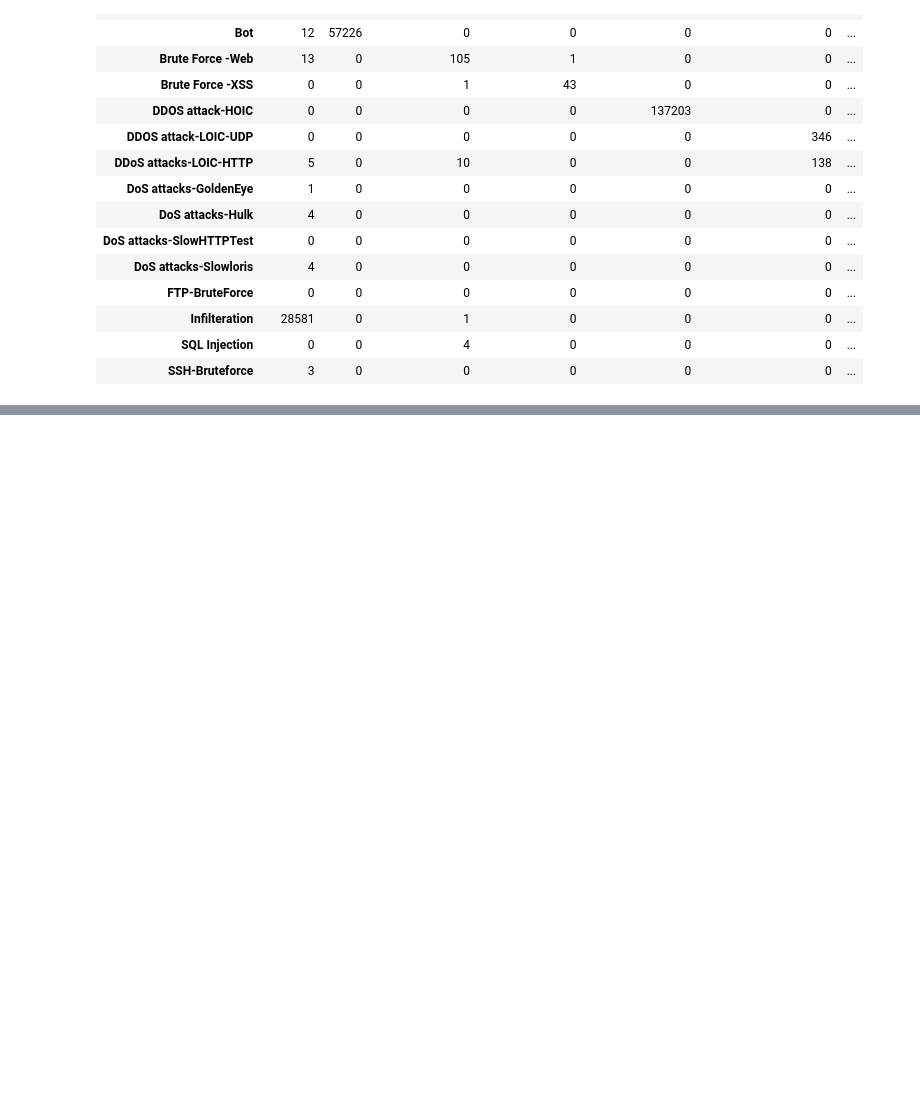
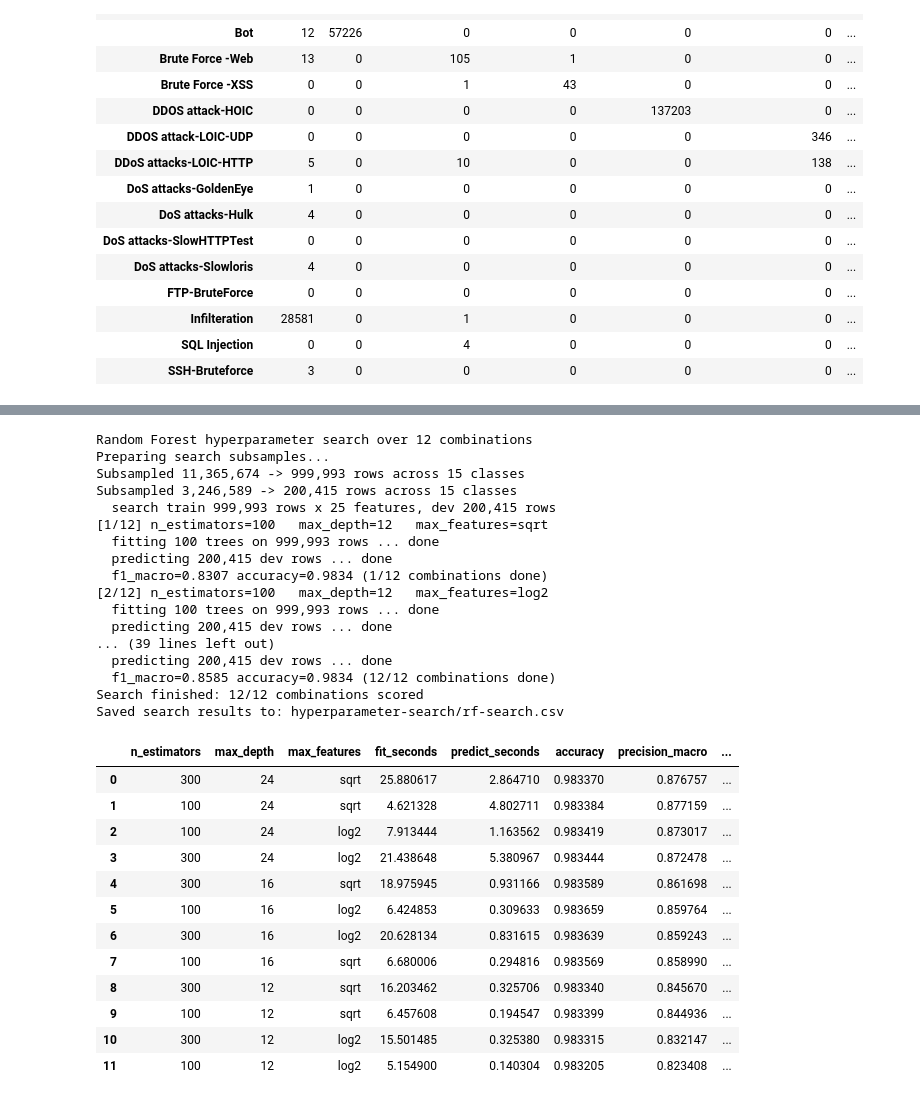
Before and after one commit to JoxNeis/ml-ids, a Jupyter notebook: mlids.ipynb, the cells around one changed output, grey strips where cells are left out. Cells and saved outputs as stored; diff of their text form; code cells hidden in the pictures; blank space fills up the shorter version.

```diff
--- a/mlids.ipynb
+++ b/mlids.ipynb
@@ -1523,0 +2170,2 @@ https://scikit-learn.org/stable/model_persistence.html#security-maintainability-
+# %%
+train_svm(train_x, train_y, SVM_MODEL_KERNEL, SVM_MODEL_C, SVM_MODEL_GAMMA)
@@ -1523,0 +2404,14 @@ https://scikit-learn.org/stable/model_persistence.html#security-maintainability-
+# %%
+list_of_n_estimators = [100, 300]
+list_of_max_depth = [12, 16, 24]
+list_of_max_features = ["sqrt", "log2"]
+# %%
+def build_rf_grid(
+    list_n_estimators: list[int], list_max_depth: list[int], list_max_features: list
+) -> list[tuple]:
+    combinations = []
+    for n_estimators in list_n_estimators:
+        for max_depth in list_max_depth:
+            for max_features in list_max_features:
+                combinations.append((n_estimators, max_depth, max_features))
+    return combinations
@@ -1523,0 +2452,22 @@ https://scikit-learn.org/stable/model_persistence.html#security-maintainability-
+# %%
+def _fit_and_score_rf(
+    n_estimators, max_depth, max_features, train_x, train_y, dev_x, dev_y
+) -> tuple[float, float, dict]:
+    """Fit one combination, score it on dev, and hand the device memory back."""
+    model = build_rf(n_estimators, max_depth, max_features)
+
+    fit_started = time.time()
+    with step(f"fitting {n_estimators} trees on {train_x.shape[0]:,} rows"):
+        model.fit(train_x, train_y)
+    fit_seconds = time.time() - fit_started
+
+    predict_started = time.time()
+    with step(f"predicting {dev_x.shape[0]:,} dev rows"):
+        pred = to_numpy(model.predict(dev_x)).astype(np.int32)
+    predict_seconds = time.time() - predict_started
+
+    scores = evaluate(pred=pred, true=dev_y).iloc[0].to_dict()
+
+    del model
+    free_gpu_memory()
+    return fit_seconds, predict_seconds, scores
@@ -1523,0 +2560,35 @@ https://scikit-learn.org/stable/model_persistence.html#security-maintainability-
+# %%
+rf_search_results = search_rf(train_x, train_y, dev_x, dev_y)
+dump_search_results(rf_search_results, "rf-search.csv")
+display(rf_search_results)
+# %% [output]
+Random Forest hyperparameter search over 12 combinations
+Preparing search subsamples...
+Subsampled 11,365,674 -> 999,993 rows across 15 classes
+Subsampled 3,246,589 -> 200,415 rows across 15 classes
+  search train 999,993 rows x 25 features, dev 200,415 rows
+[1/12] n_estimators=100   max_depth=12   max_features=sqrt
+  fitting 100 trees on 999,993 rows ... done
+  predicting 200,415 dev rows ... done
+  f1_macro=0.8307 accuracy=0.9834 (1/12 combinations done)
+[2/12] n_estimators=100   max_depth=12   max_features=log2
+  fitting 100 trees on 999,993 rows ... done
+  predicting 200,415 dev rows ... done
+... (39 lines left out)
+  predicting 200,415 dev rows ... done
+  f1_macro=0.8585 accuracy=0.9834 (12/12 combinations done)
+Search finished: 12/12 combinations scored
+Saved search results to: hyperparameter-search/rf-search.csv
+|  | n_estimators | max_depth | max_features | fit_seconds | predict_seconds | accuracy | precision_macro | ... |
+| 0 | 300 | 24 | sqrt | 25.880617 | 2.864710 | 0.983370 | 0.876757 | ... |
+| 1 | 100 | 24 | sqrt | 4.621328 | 4.802711 | 0.983384 | 0.877159 | ... |
+| 2 | 100 | 24 | log2 | 7.913444 | 1.163562 | 0.983419 | 0.873017 | ... |
+| 3 | 300 | 24 | log2 | 21.438648 | 5.380967 | 0.983444 | 0.872478 | ... |
+| 4 | 300 | 16 | sqrt | 18.975945 | 0.931166 | 0.983589 | 0.861698 | ... |
+| 5 | 100 | 16 | log2 | 6.424853 | 0.309633 | 0.983659 | 0.859764 | ... |
+| 6 | 300 | 16 | log2 | 20.628134 | 0.831615 | 0.983639 | 0.859243 | ... |
+| 7 | 100 | 16 | sqrt | 6.680006 | 0.294816 | 0.983569 | 0.858990 | ... |
+| 8 | 300 | 12 | sqrt | 16.203462 | 0.325706 | 0.983340 | 0.845670 | ... |
+| 9 | 100 | 12 | sqrt | 6.457608 | 0.194547 | 0.983399 | 0.844936 | ... |
+| 10 | 300 | 12 | log2 | 15.501485 | 0.325380 | 0.983315 | 0.832147 | ... |
+| 11 | 100 | 12 | log2 | 5.154900 | 0.140304 | 0.983205 | 0.823408 | ... |
```
Also changed, not shown: parts of 88 cells of this notebook, 3 other files.
